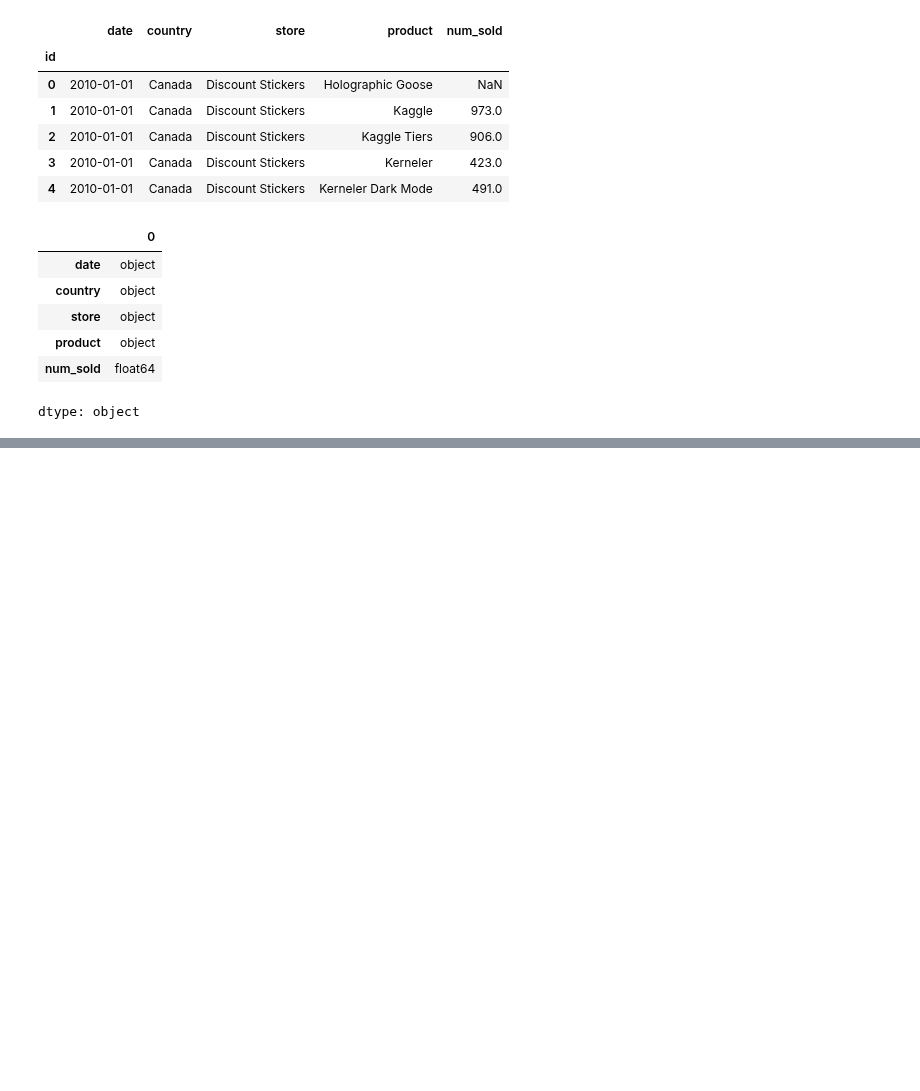
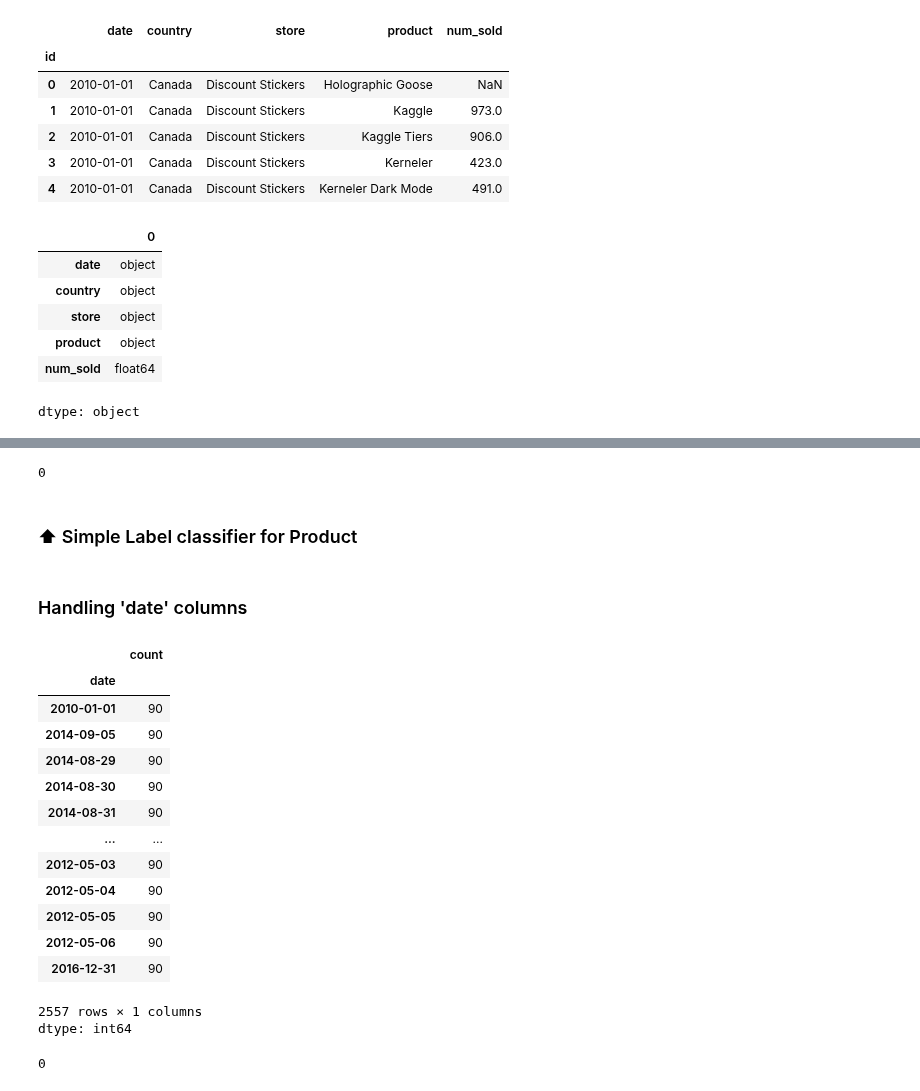
Before and after one commit to subramanya4shenoy/MachineLearningNbs, a Jupyter notebook: playground_series_s5e1.ipynb, the cells around one changed output, grey strips where cells are left out. Drawn from its saved outputs; the diff is of its cells as text; code cells hidden in the pictures; blank space fills up the shorter version.

```diff
--- a/playground_series_s5e1.ipynb
+++ b/playground_series_s5e1.ipynb
@@ -78,0 +161,8 @@ dtype: object
+# %%
+data_copy['product'].isna().sum()
+# %% [output]
+0
+# %% [markdown]
+### ⬆ Simple Label classifier for Product
+# %% [markdown]
+### Handling 'date' columns
@@ -78,0 +171,22 @@ dtype: object
+# %%
+data['date'].value_counts()
+# %% [output]
+|  | count |
+| date |  |
+| 2010-01-01 | 90 |
+| 2014-09-05 | 90 |
+| 2014-08-29 | 90 |
+| 2014-08-30 | 90 |
+| 2014-08-31 | 90 |
+| ... | ... |
+| 2012-05-03 | 90 |
+| 2012-05-04 | 90 |
+| 2012-05-05 | 90 |
+| 2012-05-06 | 90 |
+| 2016-12-31 | 90 |
+2557 rows × 1 columns
+dtype: int64
+# %%
+data['date'].isna().sum()
+# %% [output]
+0
```
Also changed, not shown: parts of 50 cells of this notebook.
